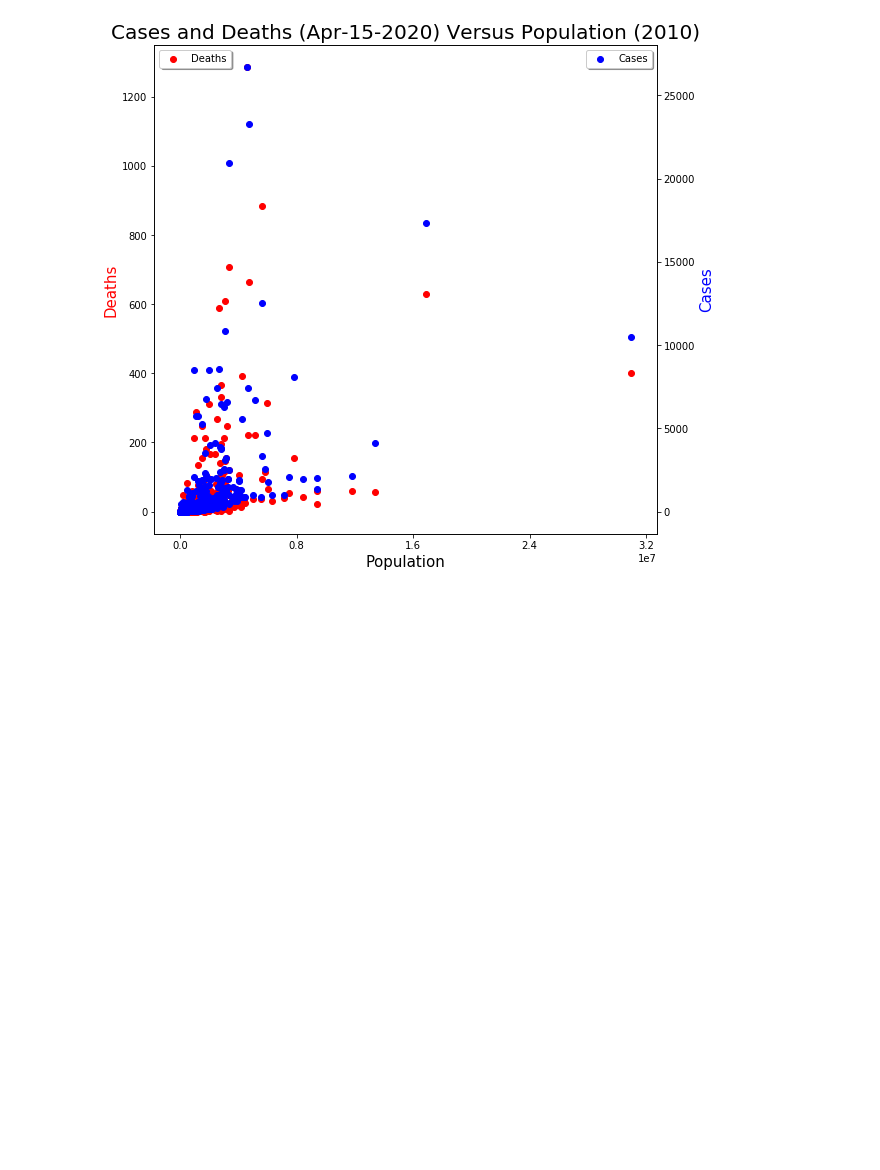
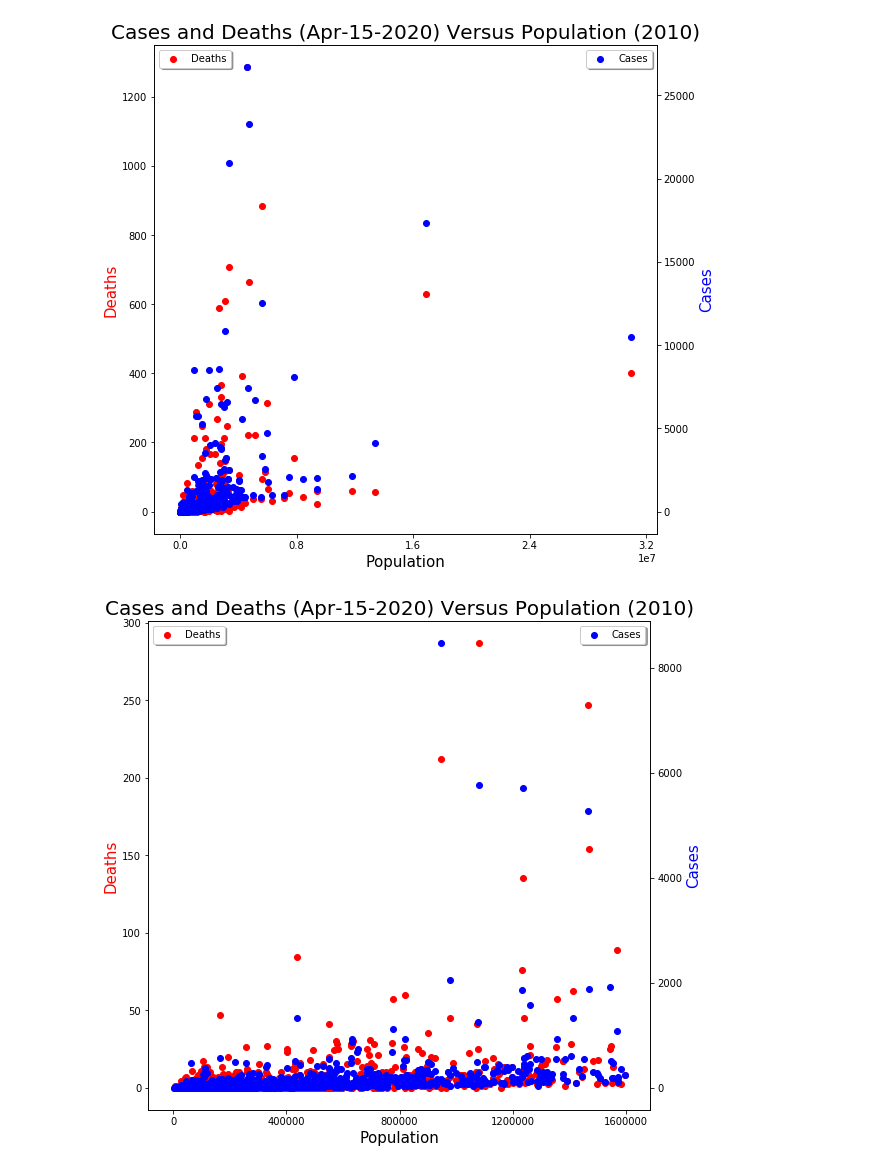
Before and after one commit to CSJohnLee/COVID19_Project, a Jupyter notebook: Lee_EDA.ipynb, the cells around one changed output. Saved outputs shown, nothing was run; the diff lists cells and outputs as text; code cells hidden in the pictures; blank space fills up the shorter version.

Commit message:
updated plot

```diff
--- a/Lee_EDA.ipynb
+++ b/Lee_EDA.ipynb
@@ -293,3 +293,25 @@ axs.set_xlabel('Population', fontsize=15)
 axs.xaxis.set_major_locator(plt.MaxNLocator(5))
 # %% [output]
 [figure]
+# %%
+#Same plot as above except remove county population greater than 1.6million people
+df3_less = df3[df3.population <1600000]
+
+# Cases by Population
+fig, axs = plt.subplots(figsize=(9,9))
+
+#scatterplot
+axs.scatter(df3_less.population,df3_less.deaths, color='r')
+axs2 = axs.twinx()
+axs2.scatter(df3_less.population,df3_less.cases, color='b')
+axs.legend(['Deaths'], loc = 'upper left', shadow=True)
+axs2.legend(['Cases'], shadow=True)
+
+#Labeling
+axs.set_title("Cases and Deaths (Apr-15-2020) Versus Population (2010)", fontsize=20)
+axs.set_ylabel('Deaths', fontsize=15, color = 'r')
+axs2.set_ylabel('Cases', fontsize=15, color = 'b')
+axs.set_xlabel('Population', fontsize=15)
+axs.xaxis.set_major_locator(plt.MaxNLocator(5))
+# %% [output]
+[figure, added]
```
